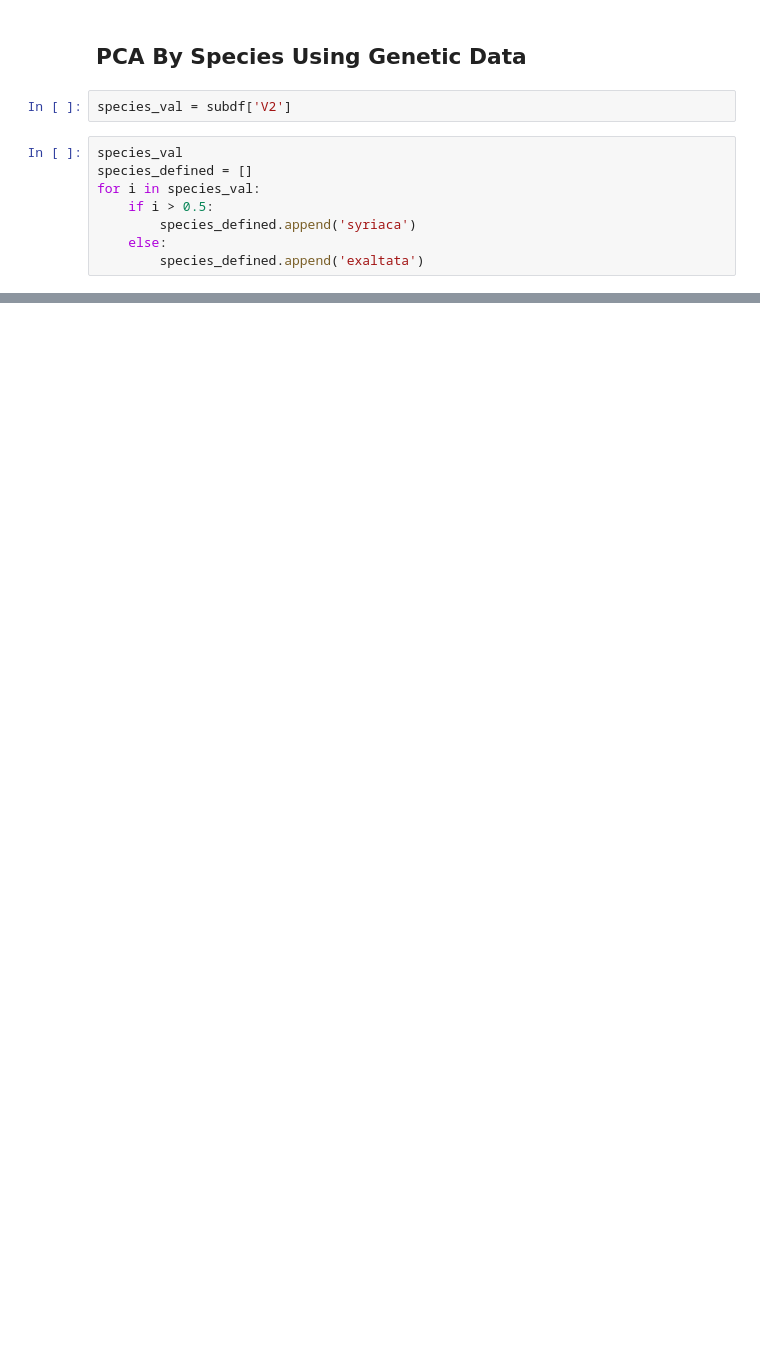
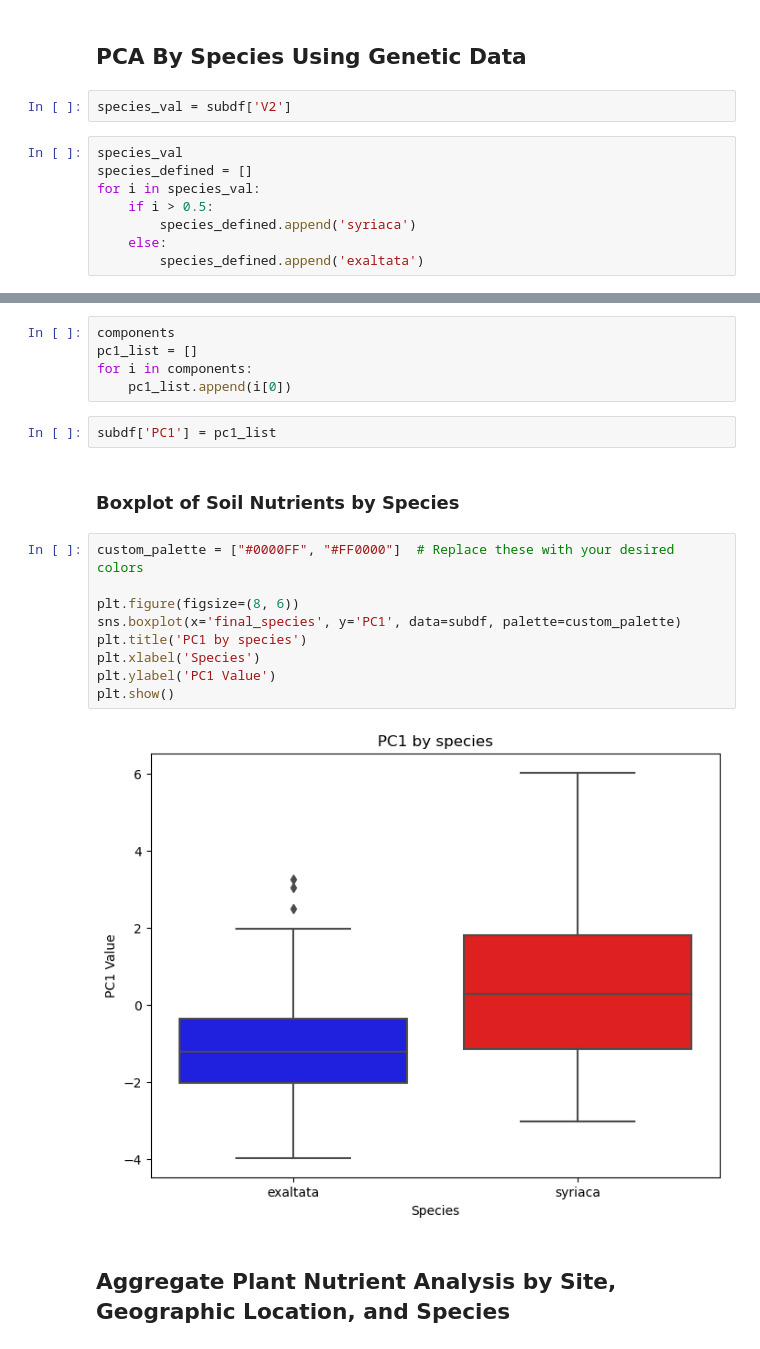
Before and after one commit to chdorgeix1/research_project, a Jupyter notebook: descriptive_analysis/combined_analyses.ipynb, the cells around one changed output, grey strips where cells are left out. Saved outputs shown, nothing was run; the diff lists cells and outputs as text; blank space fills up the shorter version.

Commit message:
Combined analysis complete for soil nutrients

```diff
--- a/descriptive_analysis/combined_analyses.ipynb
+++ b/descriptive_analysis/combined_analyses.ipynb
@@ -157,0 +158,22 @@ fig.show()
+# %%
+components
+pc1_list = []
+for i in components:
+    pc1_list.append(i[0])
+# %%
+subdf['PC1'] = pc1_list
+# %% [markdown]
+### Boxplot of Soil Nutrients by Species
+# %%
+custom_palette = ["#0000FF", "#FF0000"]  # Replace these with your desired colors
+
+plt.figure(figsize=(8, 6))
+sns.boxplot(x='final_species', y='PC1', data=subdf, palette=custom_palette)
+plt.title('PC1 by species')
+plt.xlabel('Species')
+plt.ylabel('PC1 Value')
+plt.show()
+# %% [output]
+[figure, added]
+# %% [markdown]
+## Aggregate Plant Nutrient Analysis by Site, Geographic Location, and Species
```
Also changed, not shown: parts of 8 cells of this notebook.
